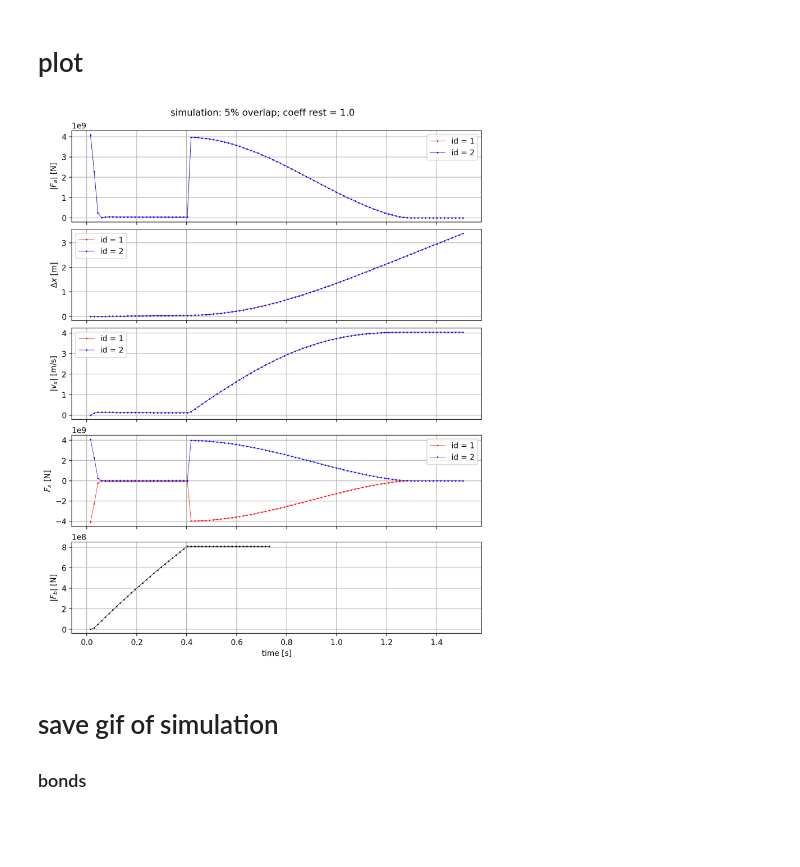
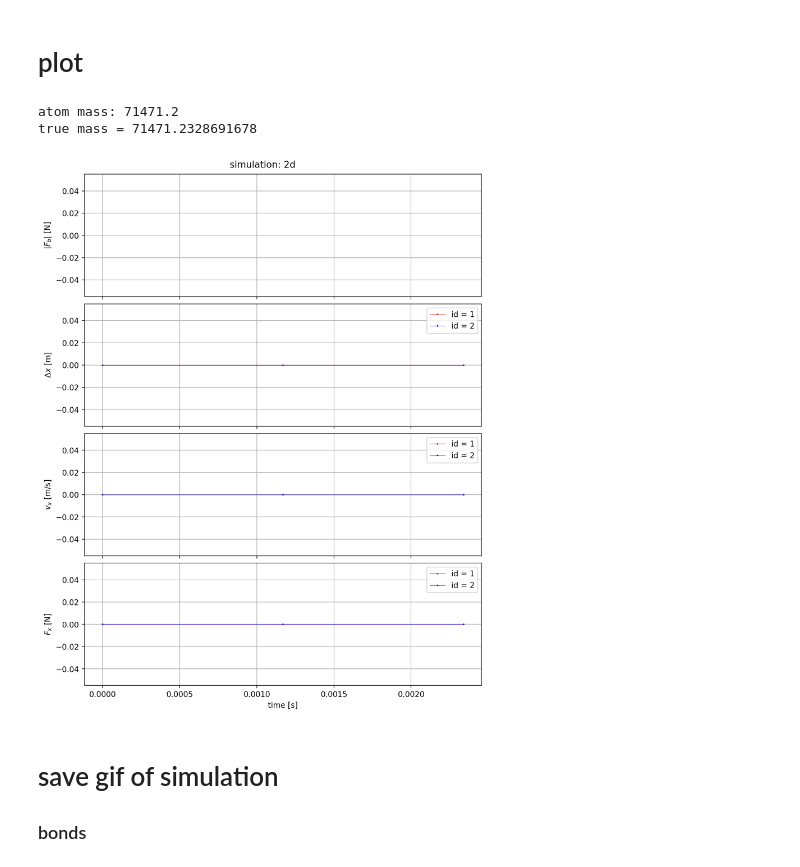
Before and after one commit to lexiarlen/LIGGGHTS_SEAICE, a Jupyter notebook: lexi_tests/python_visualization/python_plots.ipynb, the cells around one changed output. Drawn from its saved outputs; the diff is of its cells as text; code cells hidden in the pictures; blank space fills up the shorter version.

```diff
--- a/lexi_tests/python_visualization/python_plots.ipynb
+++ b/lexi_tests/python_visualization/python_plots.ipynb
@@ -13,8 +13,8 @@ from liggghts_file_parsing import get_dt, create_bond_df, create_atom_df
 # %% [markdown]
 # streamlined visualization
 # %%
-directory = r"\\wsl$\Ubuntu-18.04\home\arlenlex\LIGGGHTS_SEAICE\lexi_tests\contact_law_test\post"
-log_file_path = r"\\wsl$\Ubuntu-18.04\home\arlenlex\LIGGGHTS_SEAICE\lexi_tests\contact_law_test\log.liggghts"
+directory = r"\\wsl$\Ubuntu-18.04\home\arlenlex\LIGGGHTS_SEAICE\lexi_tests\floe_testing\post"
+log_file_path = r"\\wsl$\Ubuntu-18.04\home\arlenlex\LIGGGHTS_SEAICE\lexi_tests\floe_testing\log.liggghts"
 # %%
 dt = get_dt(log_file_path)
 df_bond = create_bond_df(directory)
@@ -80,10 +92,21 @@ def plot_relevant_quantities(df_atom, df_bond, dt, simulation_num, len = -1):
     plt.close()
 
     return fig
+# %%
+print(f'atom mass: {df_atom[1]['mass'].values[1]}')
+m1 = df_atom[6]['mass'].values[1]
+rho = 910
+vol2 = np.pi*5**2
+vol3 = np.pi * 5**3 * 4/3
+m2 = rho * vol2
+print(f'true mass = {rho * vol2}')
+# %% [output]
+atom mass: 71471.2
+true mass = 71471.2328691678
 # %%
-plot_relevant_quantities(df_atom, df_bond, dt, r'5% overlap; coeff rest = 1.0')
+plot_relevant_quantities(df_atom, df_bond, dt, r'2d')
 # %% [output]
-[figure, old version]
+[figure, new version]
 # %% [markdown]
 # save gif of simulation
 
```
Also changed, not shown: parts of 6 cells of this notebook, 1 other file.
